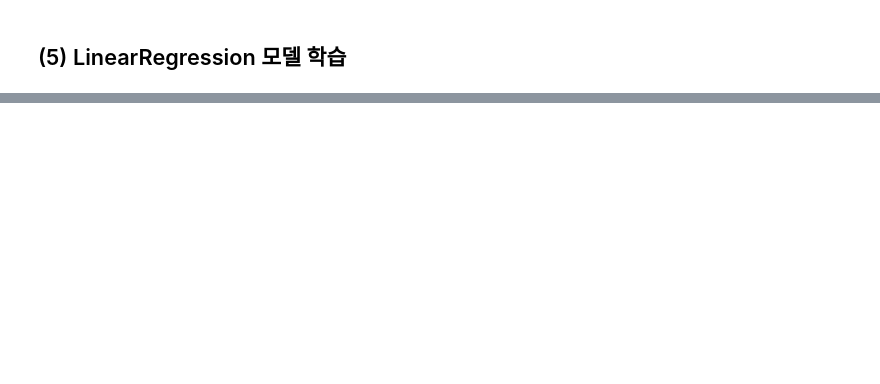
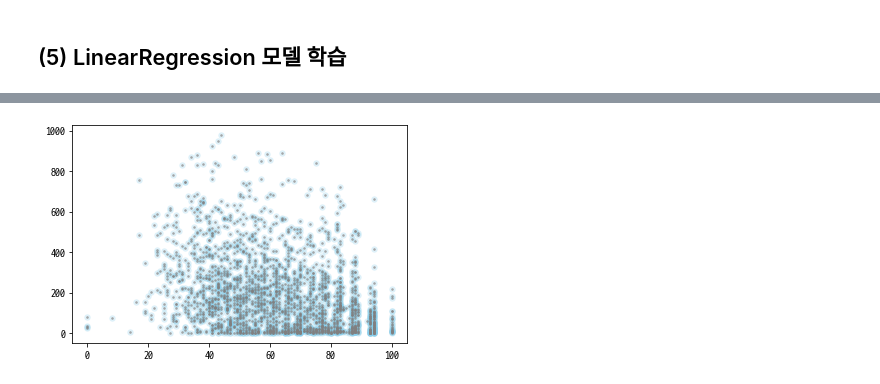
Before and after one commit to byhankim/aiffel, a Jupyter notebook: e/E05_diabetes_bike_regression_project.ipynb, the cells around one changed output, grey strips where cells are left out. Saved outputs shown, nothing was run; the diff lists cells and outputs as text; code cells hidden in the pictures; blank space fills up the shorter version.

```diff
--- a/e/E05_diabetes_bike_regression_project.ipynb
+++ b/e/E05_diabetes_bike_regression_project.ipynb
@@ -413,0 +517,6 @@ memory usage: 1.5 MB
+# %%
+plt.scatter(X_test[:, 6], y_test, label="true", color='skyblue', alpha=0.2, s=30)
+plt.scatter(X_test[:, 6], predictions, label="pred", color='gray', alpha=0.5, s=3)
+plt.show()
+# %% [output]
+[figure, added]
```
Also changed, not shown: parts of 29 cells of this notebook, 2 other files.
